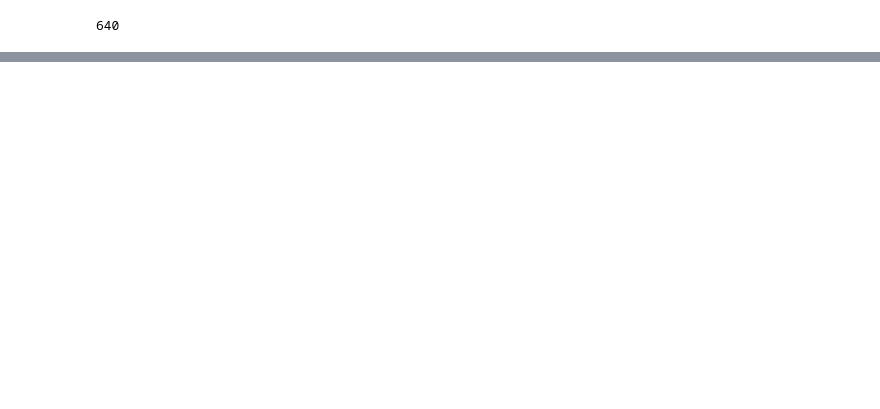
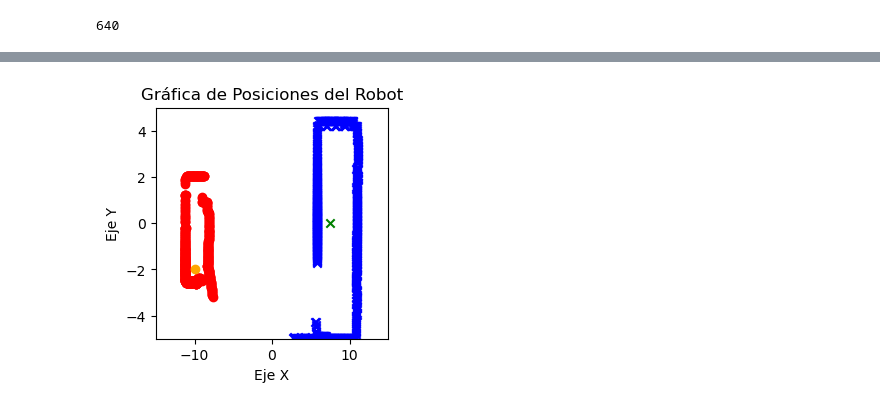
Before and after one commit to MiguelPazCamacho/Practicas-Profesionales-2024, a Jupyter notebook: Aprendizaje_nubes.ipynb, the cells around one changed output, grey strips where cells are left out. Cells and saved outputs as stored; diff of their text form; code cells hidden in the pictures; blank space fills up the shorter version.

```diff
--- a/Aprendizaje_nubes.ipynb
+++ b/Aprendizaje_nubes.ipynb
@@ -476,0 +592,4 @@ plt.show()
+# %%
+print_two_cloud_points(1,list_closest[3])
+# %% [output]
+[figure, added]
```
Also changed, not shown: parts of 72 cells of this notebook.
